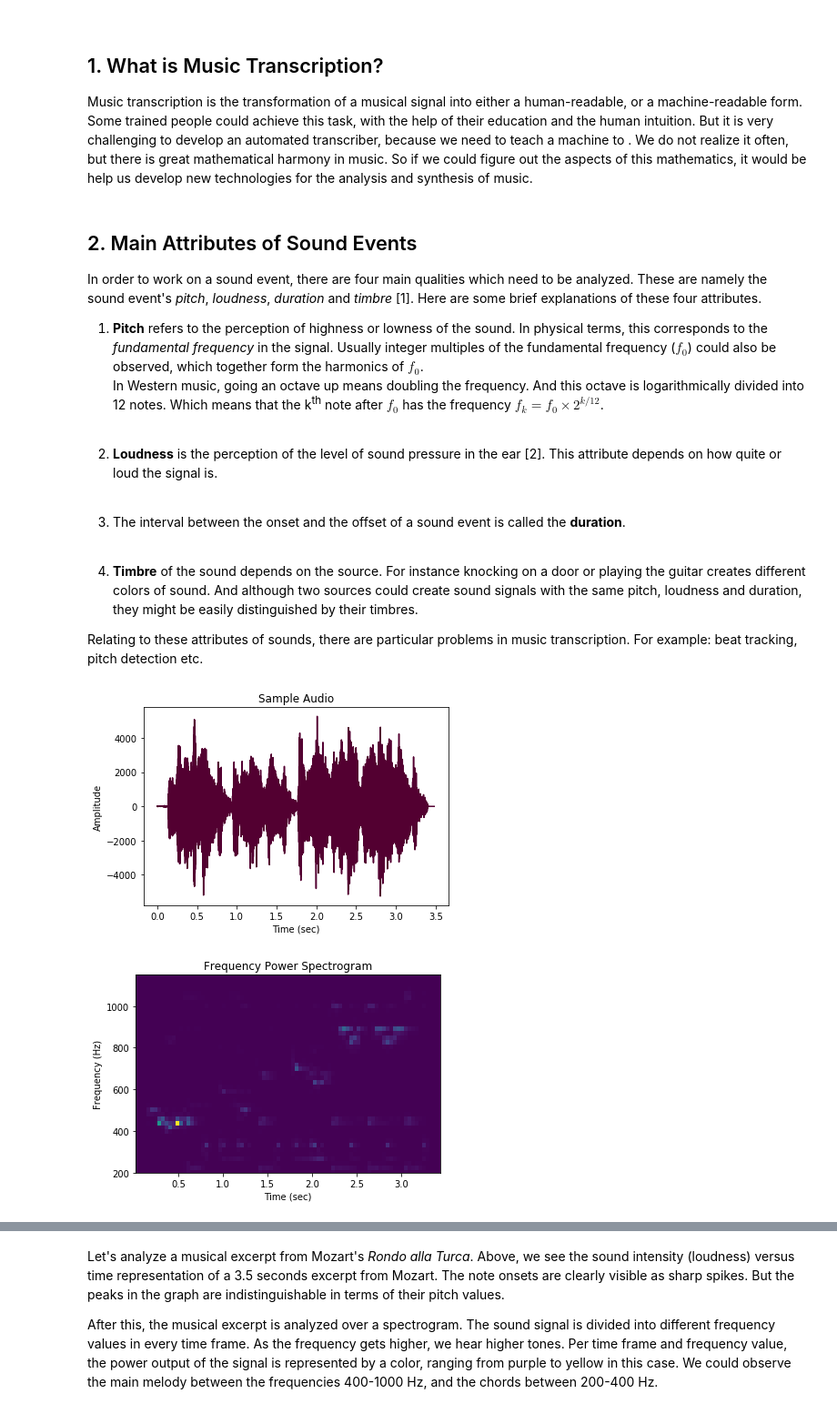
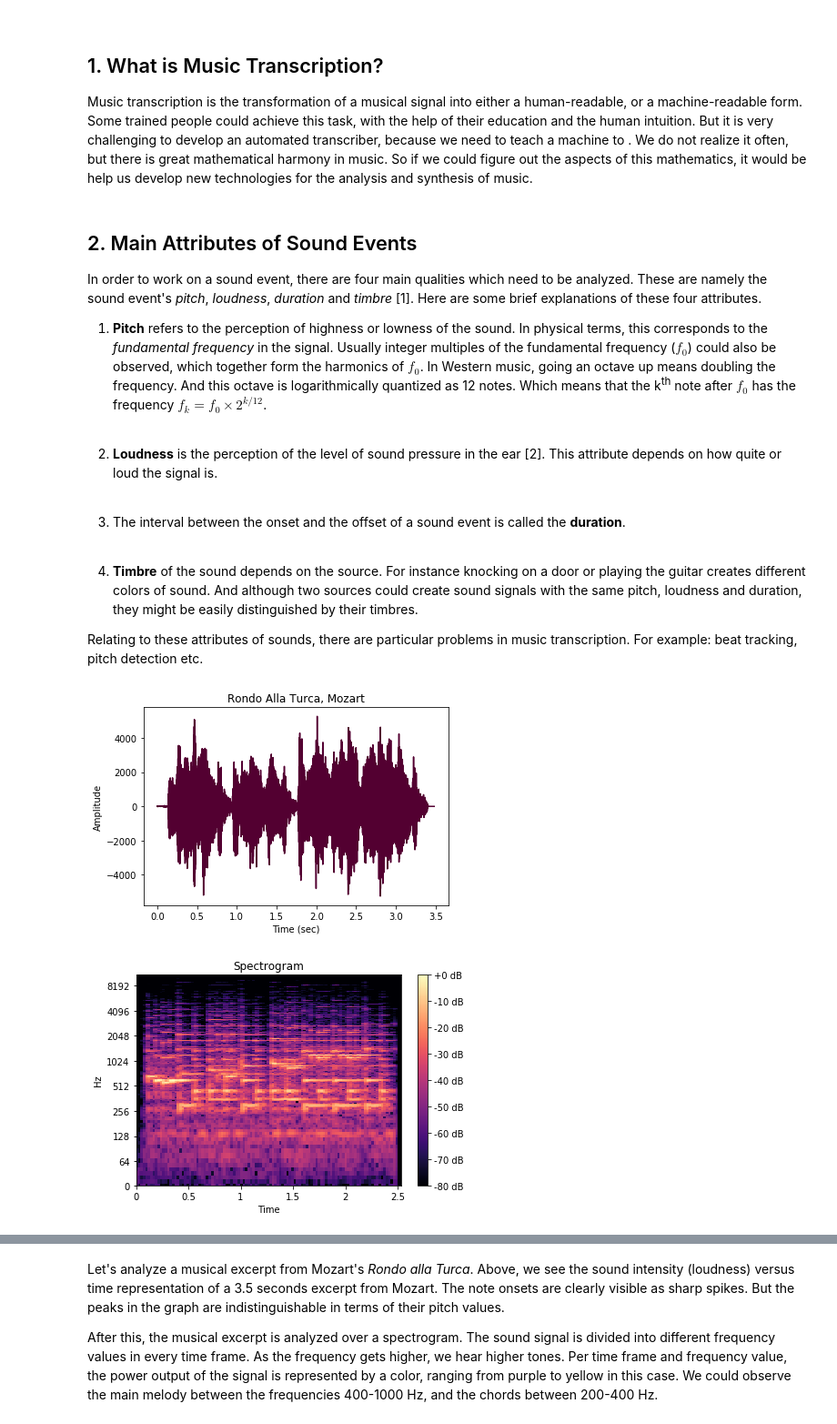
Before and after one commit to OnurOrhan/music-transcription-research, a Jupyter notebook: Report.ipynb, the cells around one changed output, grey strips where cells are left out. Shown at 91% size. Saved outputs shown, nothing was run; the diff lists cells and outputs as text; code cells hidden in the pictures.

Commit message:
Spectrogram example

```diff
--- a/Report.ipynb
+++ b/Report.ipynb
@@ -10,7 +10,7 @@ Music transcription is the transformation of a musical signal into either a huma
 
 In order to work on a sound event, there are four main qualities which need to be analyzed. These are namely the sound event's *pitch*, *loudness*, *duration* and *timbre* [1]. Here are some brief explanations of these four attributes.
 
-1. **Pitch** refers to the perception of highness or lowness of the sound. In physical terms, this corresponds to the _fundamental frequency_ in the signal. Usually integer multiples of the fundamental frequency ($f_0$) could also be observed, which together form the harmonics of $f_0$.<br>In Western music, going an octave up means doubling the frequency. And this octave is logarithmically divided into 12 notes. Which means that the k<sup>th</sup> note after $f_0$ has the frequency $f_k = f_0\times2^{k/12}$.<br><br>
+1. **Pitch** refers to the perception of highness or lowness of the sound. In physical terms, this corresponds to the _fundamental frequency_ in the signal. Usually integer multiples of the fundamental frequency ($f_0$) could also be observed, which together form the harmonics of $f_0$. In Western music, going an octave up means doubling the frequency. And this octave is logarithmically quantized as 12 notes. Which means that the k<sup>th</sup> note after $f_0$ has the frequency $f_k = f_0\times2^{k/12}$.<br><br>
 
 2. **Loudness** is the perception of the level of sound pressure in the ear [2]. This attribute depends on how quite or loud the signal is.<br><br>
 
@@ -34,29 +37,27 @@ from colour import Color
 # %%
 # Reading the .wav file
 sample_rate, stereo = wavfile.read('source/alla_turca.wav')
 mono = stereo.mean(axis=1)
 
 # Plotting a sample section (Amplitude/Time)
 x = np.array([i/sample_rate for i in range(mono.size)])
 plt.plot(x, mono, color='#530031')
+plt.title("Rondo Alla Turca, Mozart")
 plt.ylabel("Amplitude")
 plt.xlabel("Time (sec)")
-plt.title("Sample Audio")
 plt.show()
 
-# Plotting the spectrogram from the mono sound signal
-frequencies, times, spectogram = signal.spectrogram(mono, sample_rate, nperseg=2048, scaling='spectrum')
-plt.pcolormesh(times, frequencies, spectogram)
-plt.title("Frequency Power Spectrogram")
-plt.xlabel('Time (sec)')
-plt.ylabel('Frequency (Hz)')
-plt.ylim((200,1150))
+y, sampleRate = librosa.load("source/alla_turca.wav", 16000)
+D = librosa.stft(y)
+librosa.display.specshow(librosa.amplitude_to_db(librosa.magphase(D)[0], ref=np.max), y_axis='log', x_axis='time')
+plt.colorbar(format='%+2.0f dB')
+plt.tight_layout()
+plt.title('Spectrogram')
 plt.show()
-
 ipd.Audio("source/alla_turca.wav")
 # %% [output]
-[figure, old version]
+[figure, new version]
-[figure, old version]
+[figure, new version]
 [interactive output not drawn]
 # %% [markdown]
 Let's analyze a musical excerpt from Mozart's *Rondo alla Turca*. Above, we see the sound intensity (loudness) versus time representation of a 3.5 seconds excerpt from Mozart. The note onsets are clearly visible as sharp spikes. But the peaks in the graph are indistinguishable in terms of their pitch values.
```
Also changed, not shown: parts of 1 cell of this notebook.
